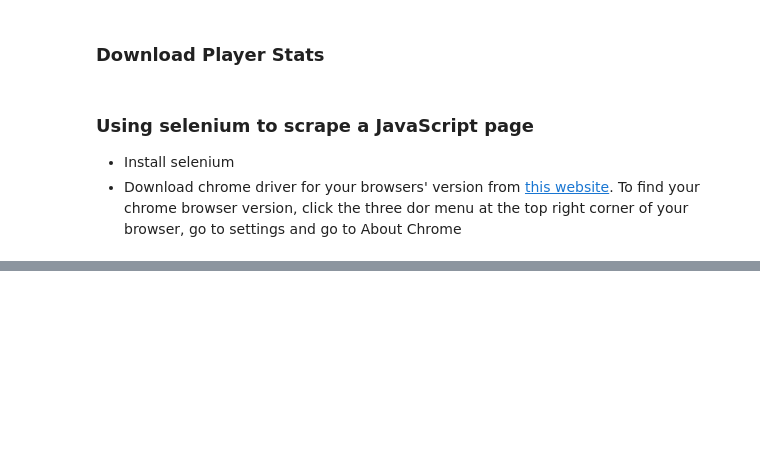
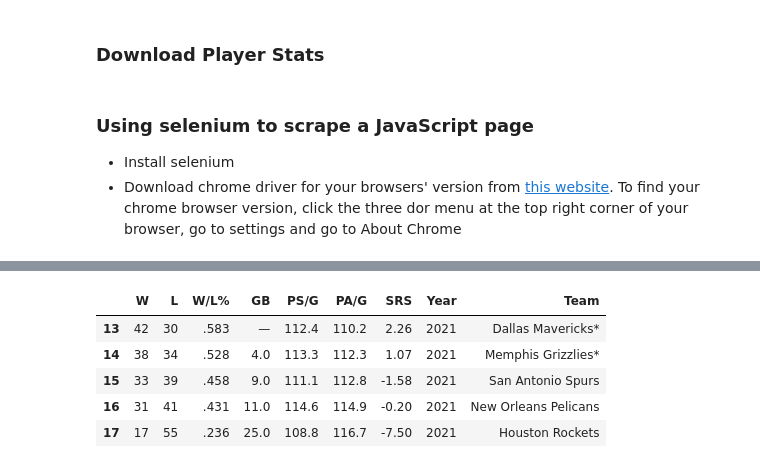
Before and after one commit to Irene-arch/Web-Scraping-NBA-stats, a Jupyter notebook: Web Scraping NBA stats.ipynb, the cells around one changed output, grey strips where cells are left out. Saved outputs shown, nothing was run; the diff lists cells and outputs as text; code cells hidden in the pictures; blank space fills up the shorter version.

```diff
--- a/Web Scraping NBA stats.ipynb
+++ b/Web Scraping NBA stats.ipynb
@@ -219,0 +281,9 @@ players.to_csv("player_stats.csv")
+# %%
+teams.tail()
+# %% [output]
+|  | W | L | W/L% | GB | PS/G | PA/G | SRS | Year | Team |
+| 13 | 42 | 30 | .583 | — | 112.4 | 110.2 | 2.26 | 2021 | Dallas Mavericks* |
+| 14 | 38 | 34 | .528 | 4.0 | 113.3 | 112.3 | 1.07 | 2021 | Memphis Grizzlies* |
+| 15 | 33 | 39 | .458 | 9.0 | 111.1 | 112.8 | -1.58 | 2021 | San Antonio Spurs |
+| 16 | 31 | 41 | .431 | 11.0 | 114.6 | 114.9 | -0.20 | 2021 | New Orleans Pelicans |
+| 17 | 17 | 55 | .236 | 25.0 | 108.8 | 116.7 | -7.50 | 2021 | Houston Rockets |
```
Also changed, not shown: parts of 27 cells of this notebook.
